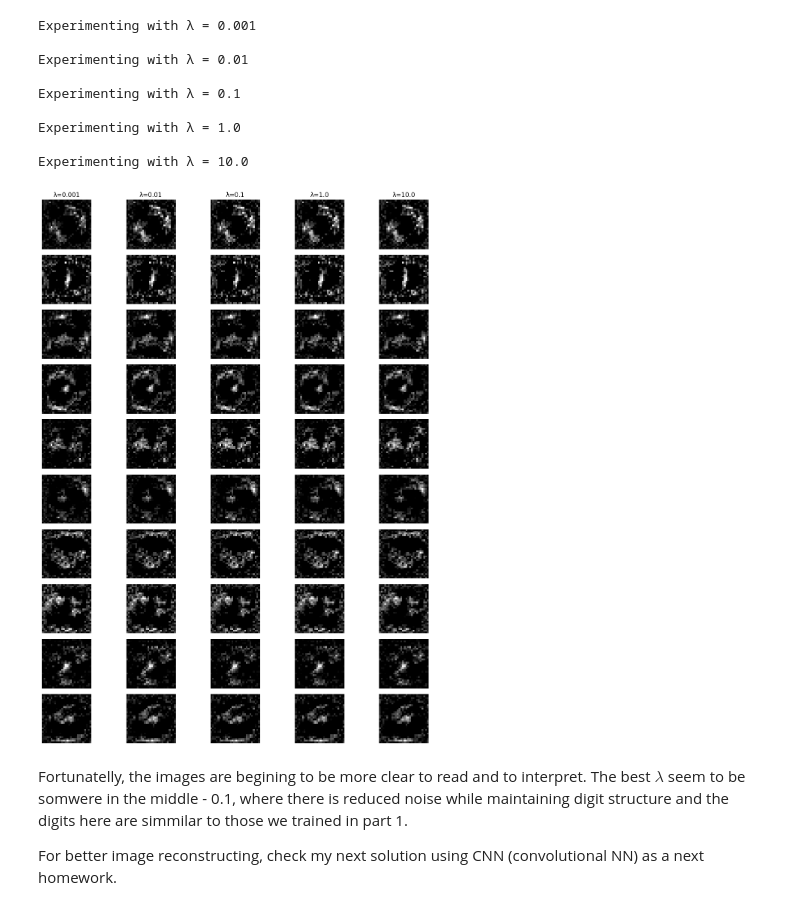
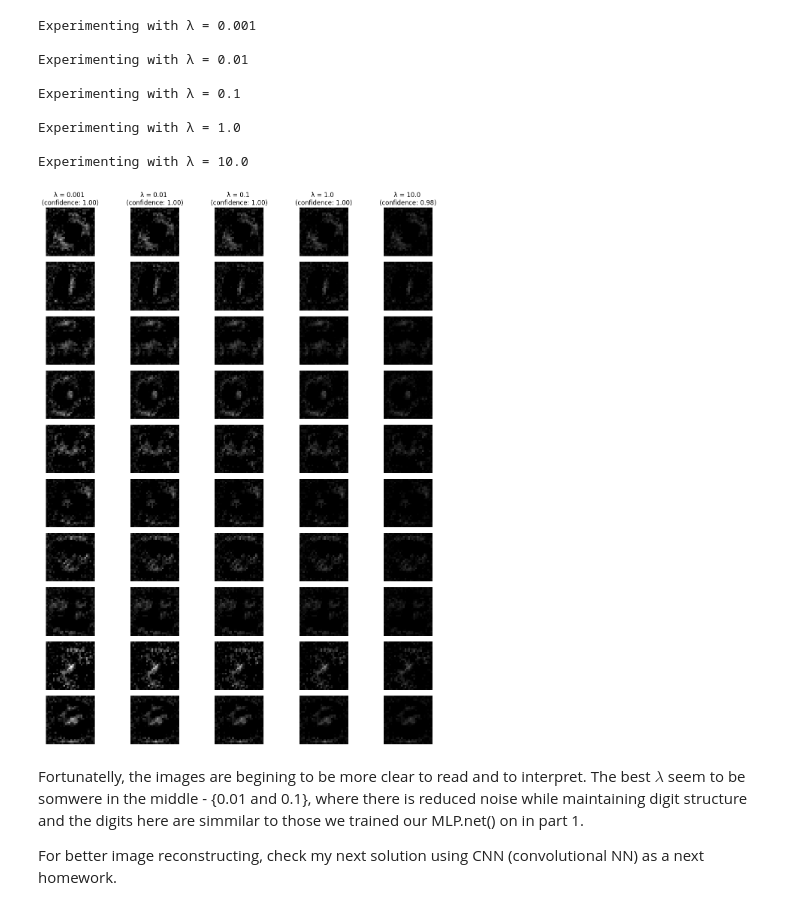
Before and after one commit to TrzeciakPiotr2300/Uczenie_Maszynowe_2025, a Jupyter notebook: HW09_multi-layer-perceptron-MLP.ipynb, the cells around one changed output. Drawn from its saved outputs; the diff is of its cells as text; code cells hidden in the pictures.

```diff
--- a/HW09_multi-layer-perceptron-MLP.ipynb
+++ b/HW09_multi-layer-perceptron-MLP.ipynb
@@ -334,7 +334,7 @@ for lambda_l2 in lambdas:
         optimizer.step()
 
     # Store results
-    final_images = images.detach().clamp(0, 1).cpu()
+    final_images = images.detach().clamp(0, 1).cpu().clone()
     with torch.no_grad():
         probs = F.softmax(net(images), dim=1)
         confidence = probs[torch.arange(10), targets].mean().item()
@@ -353,17 +353,3 @@ Experimenting with λ = 0.1
 Experimenting with λ = 1.0
 
 Experimenting with λ = 10.0
-# %%
-fig, axs = plt.subplots(10, 5, figsize=(12, 15))
-
-for i, (lambda_l2, result) in enumerate(results.items()):
-    axs[0, i].set_title(f"λ={lambda_l2}")
-
-    for j in range(10):
-        axs[j, i].imshow(result['images'][j][0], cmap='gray')
-        axs[j, i].axis('off')
-
-plt.tight_layout()
-plt.show()
-# %% [output]
-[figure, removed]
@@ -370,4 +358,21 @@ plt.show()
+# %%
+fig, axs = plt.subplots(nrows=10, ncols=5, figsize=(12, 15))
+
+# Use a consistent intensity scale across all images
+vmin, vmax = 0, 1
+
+for col, lambda_l2 in enumerate(lambdas):
+    final_images = results[lambda_l2]['images']
+    for row in range(10):
+        axs[row, col].imshow(final_images[row][0], cmap='gray', vmin=vmin, vmax=vmax)
+        axs[row, col].axis('off')
+    axs[0, col].set_title(f"λ = {lambda_l2} \n(confidence: {results[lambda_l2]['confidence']:.2f})")
+
+plt.tight_layout()
+plt.show()
+# %% [output]
+[figure, added]
 # %% [markdown]
-Fortunatelly, the images are begining to be more clear to read and to interpret. The best $\lambda$ seem to be somwere in the middle - 0.1, where there is reduced noise while maintaining digit structure and the digits here are simmilar to those we trained in part 1.
+Fortunatelly, the images are begining to be more clear to read and to interpret. The best $\lambda$ seem to be somwere in the middle - {0.01 and 0.1}, where there is reduced noise while maintaining digit structure and the digits here are simmilar to those we trained our MLP.net() on in part 1.
 
 For better image reconstructing, check my next solution using CNN (convolutional NN) as a next homework.
```
Also changed, not shown: parts of 5 cells of this notebook.
